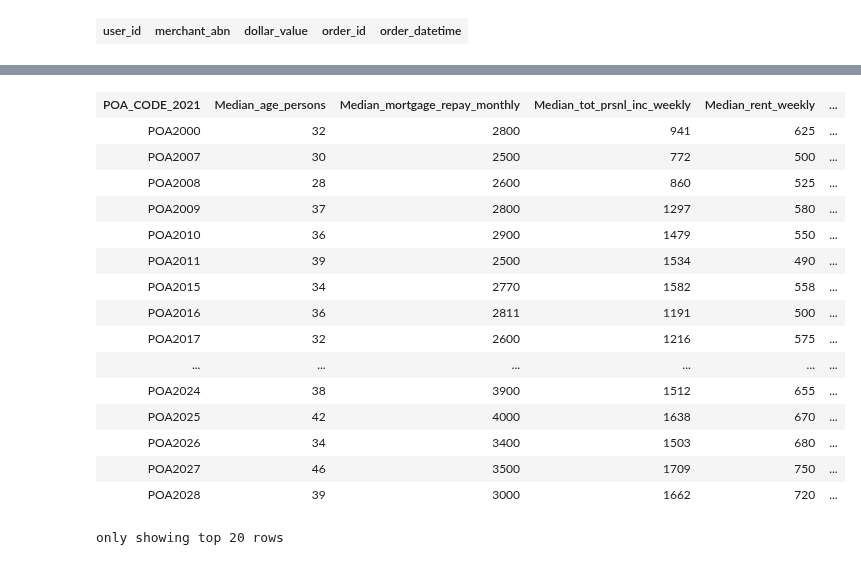
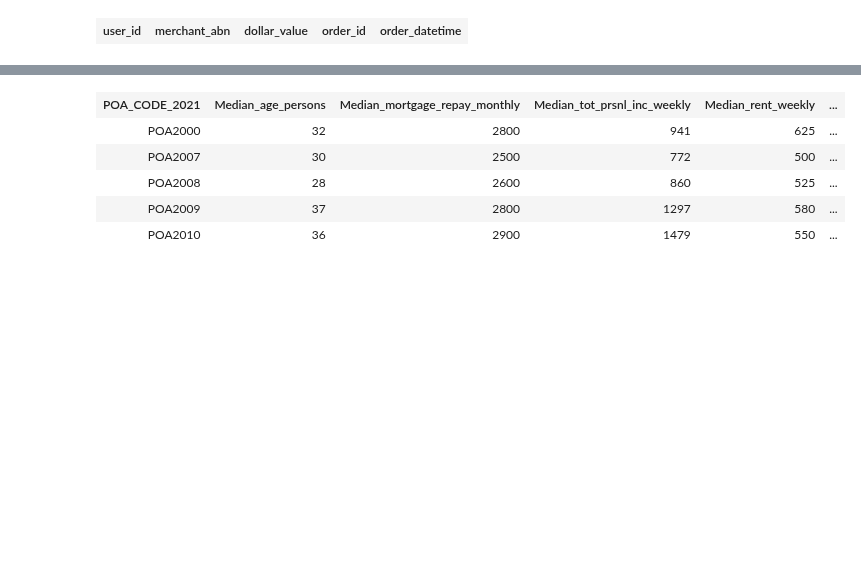
Before and after one commit to MAST30034-Applied-Data-Science/generic-buy-now-pay-later-project-group-45, a Jupyter notebook: notebooks/preprocessing1.ipynb, the cells around one changed output, grey strips where cells are left out. Saved outputs shown, nothing was run; the diff lists cells and outputs as text; code cells hidden in the pictures; blank space fills up the shorter version.

```diff
--- a/notebooks/preprocessing1.ipynb
+++ b/notebooks/preprocessing1.ipynb
@@ -7,7 +7,7 @@
 from pyspark.sql import SparkSession
 
 spark = (
-    SparkSession.builder.appName('Project 2 test')
+    SparkSession.builder.appName('Project 2')
     .config('spark.sql.repl.eagerEval.enabled', True)
     .config('spark.sql.parquet.cacheMetadata', 'true')
     .config("spark.sql.session.timeZone", "Etc/UTC")
@@ -473,21 +336,10 @@ only showing top 20 rows
 # %%
 census = census.withColumn("postcode", F.regexp_replace("POA_CODE_2021", "POA", ""))
-census
+census.limit(5)
 # %% [output]
 | POA_CODE_2021 | Median_age_persons | Median_mortgage_repay_monthly | Median_tot_prsnl_inc_weekly | Median_rent_weekly | ... |
 | POA2000 | 32 | 2800 | 941 | 625 | ... |
 | POA2007 | 30 | 2500 | 772 | 500 | ... |
 | POA2008 | 28 | 2600 | 860 | 525 | ... |
 | POA2009 | 37 | 2800 | 1297 | 580 | ... |
 | POA2010 | 36 | 2900 | 1479 | 550 | ... |
-| POA2011 | 39 | 2500 | 1534 | 490 | ... |
-| POA2015 | 34 | 2770 | 1582 | 558 | ... |
-| POA2016 | 36 | 2811 | 1191 | 500 | ... |
-| POA2017 | 32 | 2600 | 1216 | 575 | ... |
-| ... | ... | ... | ... | ... | ... |
-| POA2024 | 38 | 3900 | 1512 | 655 | ... |
-| POA2025 | 42 | 4000 | 1638 | 670 | ... |
-| POA2026 | 34 | 3400 | 1503 | 680 | ... |
-| POA2027 | 46 | 3500 | 1709 | 750 | ... |
-| POA2028 | 39 | 3000 | 1662 | 720 | ... |
-only showing top 20 rows
```
Also changed, not shown: parts of 52 cells of this notebook.
